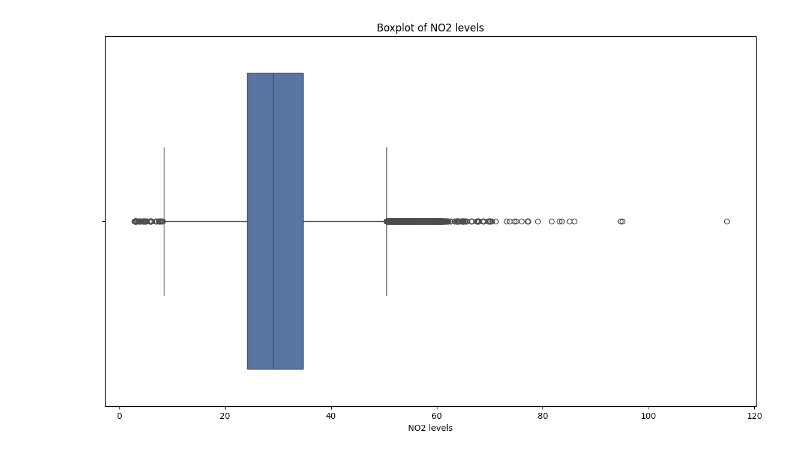
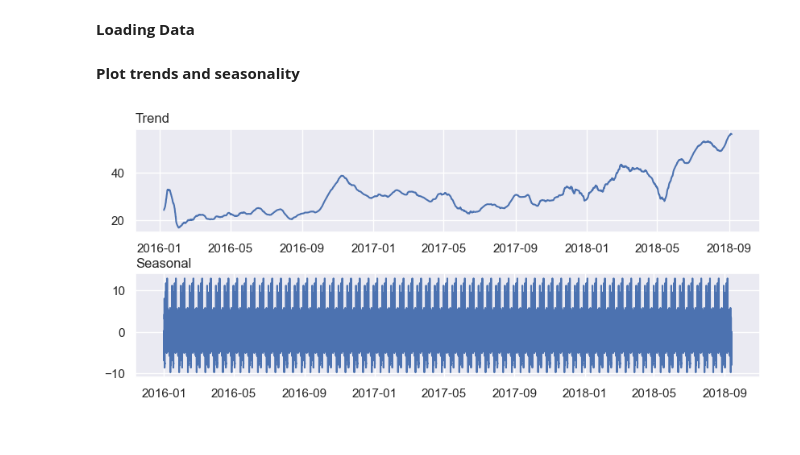
Before and after one commit to Naqibulr/applied-data-science, a Jupyter notebook: price_forecasting.ipynb, the cells around one changed output. Saved outputs shown, nothing was run; the diff lists cells and outputs as text; code cells hidden in the pictures.

```diff
--- a/price_forecasting.ipynb
+++ b/price_forecasting.ipynb
@@ -128,10 +15,2 @@ dataset.drop('datetime_utc', axis=1, inplace=True)
-# %%
-# outlier detection
-
-plt.figure(figsize=(14, 8))
-sns.boxplot(x='spot_price', data=dataset)
-plt.title('Boxplot of NO2 levels')
-plt.xlabel('NO2 levels')
-plt.show()
-# %% [output]
-[figure, removed]
+# %% [markdown]
+**Loading Data**
@@ -137,0 +21,21 @@ plt.show()
+# %% [markdown]
+**Plot trends and seasonality**
+# %%
+from statsmodels.tsa.seasonal import seasonal_decompose
+
+
+time_series = dataset[['datetime_utc', 'spot_price']]
+time_series = time_series.set_index('datetime_utc')
+decomposition = seasonal_decompose(time_series, model='additive', period=365)
+
+plt.figure(figsize=(10, 4))
+plt.subplot(211)
+plt.plot(decomposition.trend)
+plt.title('Trend', loc='left')
+plt.subplot(212)
+plt.plot(decomposition.seasonal*10)
+plt.title('Seasonal', loc='left')
+plt.subplots_adjust(hspace=0.4)
+plt.show()
+# %% [output]
+[figure, added]
```
Also changed, not shown: parts of 27 cells of this notebook, 6 other files.
